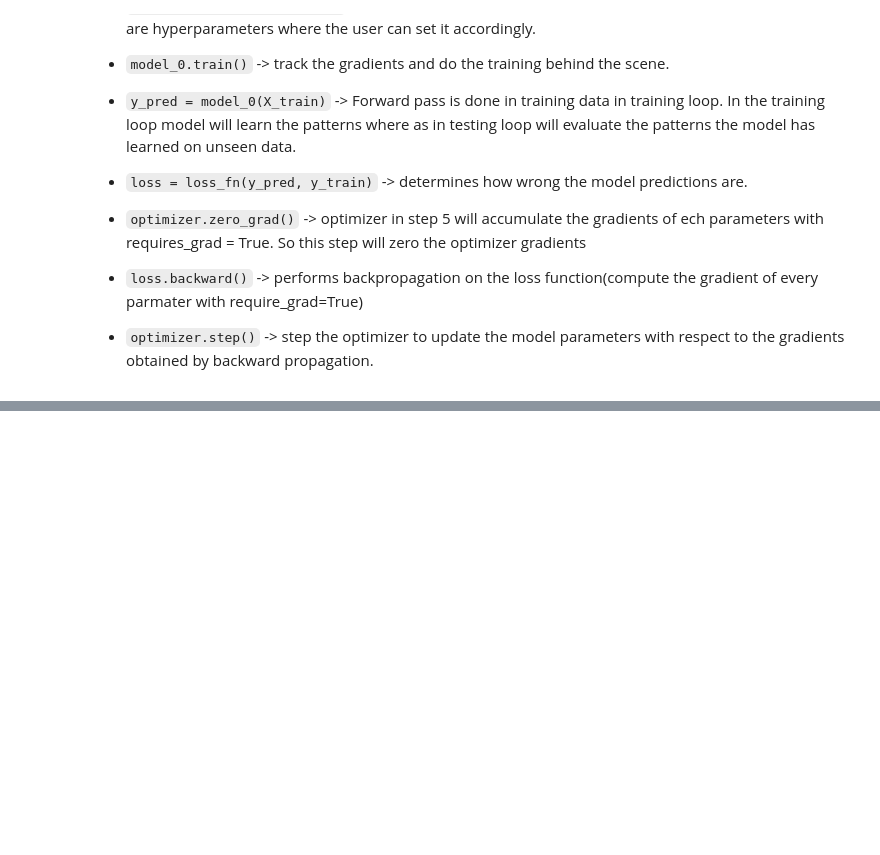
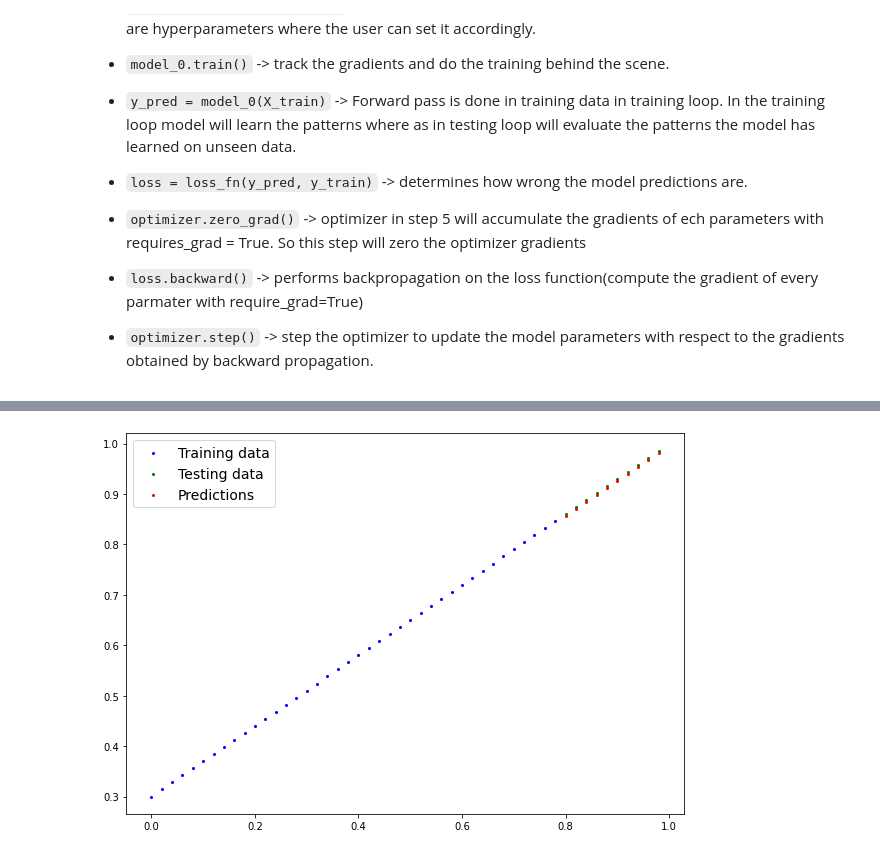
Before and after one commit to greeshmaunni1990/PyTorch-For-ML-DL, a Jupyter notebook: 01_pytorch_workflow_video.ipynb, the cells around one changed output, grey strips where cells are left out. Saved outputs shown, nothing was run; the diff lists cells and outputs as text; code cells hidden in the pictures; blank space fills up the shorter version.

```diff
--- a/01_pytorch_workflow_video.ipynb
+++ b/01_pytorch_workflow_video.ipynb
@@ -287,3 +313,8 @@ for epoch in range(epochs):
 * `loss.backward()` -> performs backpropagation on the loss function(compute the gradient of every parmater with require_grad=True)
 
 * `optimizer.step()` -> step the optimizer to update the model parameters with respect to  the gradients obtained by backward propagation.
+# %%
+# make predictions
+with torch.inference_mode():
+  y_pred_new = model_0(X_test)
+y_pred_new = y_pred_new.detach().numpy()
@@ -289,0 +326,8 @@ for epoch in range(epochs):
+# %%
+# plot the new predictions after making the new predictions after reducing the loss function
+# Here we can see that the predictions are moving closer to the test data after
+# reducing the error and optimization
+# it will change as we keep tuning the epochs
+plot_predictions(predictions=y_pred_new)
+# %% [output]
+[figure, added]
```
Also changed, not shown: parts of 4 cells of this notebook.
